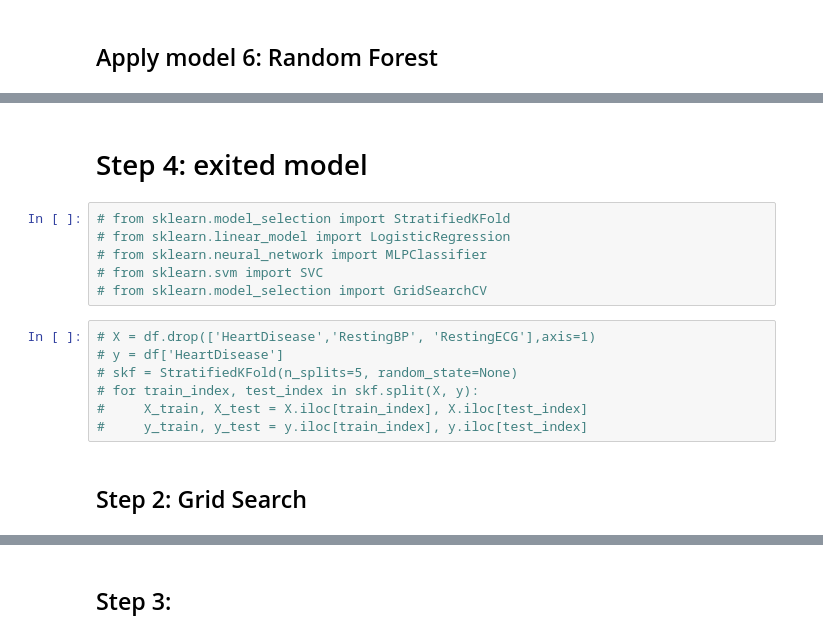
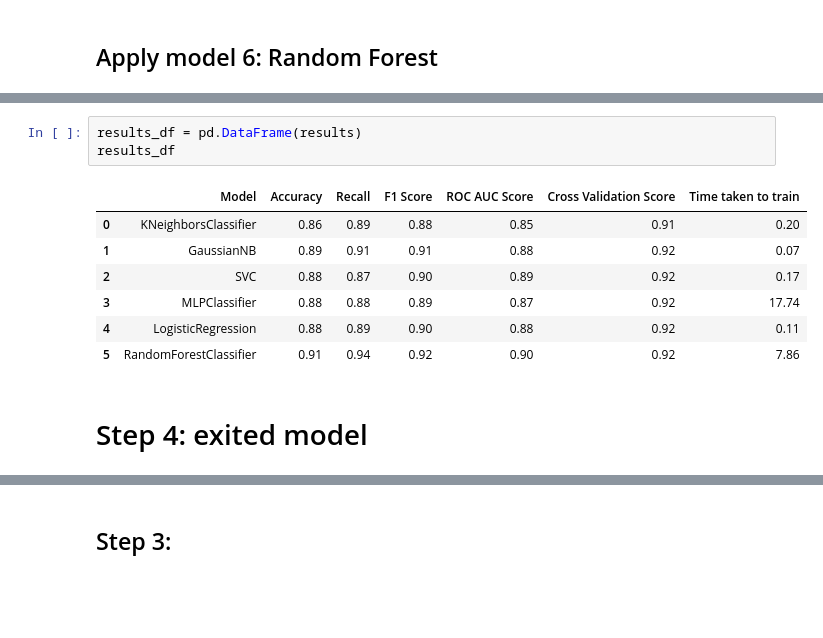
Before and after one commit to phamvutuyetanh/AI_Project, a Jupyter notebook: AI_Project.ipynb, the cells around one changed output, grey strips where cells are left out. Cells and saved outputs as stored; diff of their text form; blank space fills up the shorter version.

Commit message:
xong step 3

```diff
--- a/AI_Project.ipynb
+++ b/AI_Project.ipynb
@@ -428,20 +487,16 @@ The best hyperparameters are {'criterion': 'entropy', 'max_depth': 5, 'min_sampl
+# %%
+results_df = pd.DataFrame(results)
+results_df
+# %% [output]
+|  | Model | Accuracy | Recall | F1 Score | ROC AUC Score | Cross Validation Score | Time taken to train |
+| 0 | KNeighborsClassifier | 0.86 | 0.89 | 0.88 | 0.85 | 0.91 | 0.20 |
+| 1 | GaussianNB | 0.89 | 0.91 | 0.91 | 0.88 | 0.92 | 0.07 |
+| 2 | SVC | 0.88 | 0.87 | 0.90 | 0.89 | 0.92 | 0.17 |
+| 3 | MLPClassifier | 0.88 | 0.88 | 0.89 | 0.87 | 0.92 | 17.74 |
+| 4 | LogisticRegression | 0.88 | 0.89 | 0.90 | 0.88 | 0.92 | 0.11 |
+| 5 | RandomForestClassifier | 0.91 | 0.94 | 0.92 | 0.90 | 0.92 | 7.86 |
 # %% [markdown]
 # Step 4: exited model
-# %%
-# from sklearn.model_selection import StratifiedKFold
-# from sklearn.linear_model import LogisticRegression
-# from sklearn.neural_network import MLPClassifier
-# from sklearn.svm import SVC
-# from sklearn.model_selection import GridSearchCV
-# %%
-# X = df.drop(['HeartDisease','RestingBP', 'RestingECG'],axis=1)
-# y = df['HeartDisease']
-# skf = StratifiedKFold(n_splits=5, random_state=None)
-# for train_index, test_index in skf.split(X, y):
-#     X_train, X_test = X.iloc[train_index], X.iloc[test_index]
-#     y_train, y_test = y.iloc[train_index], y.iloc[test_index]
-# %% [markdown]
-## Step 2: Grid Search
 # %%
 # Define the models and their parameters
 models_params = {
```
Also changed, not shown: parts of 11 cells of this notebook.
